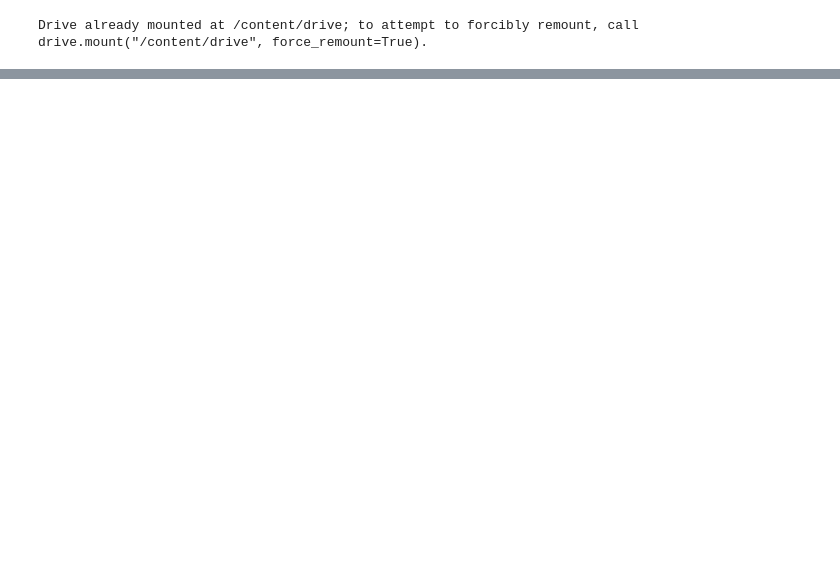
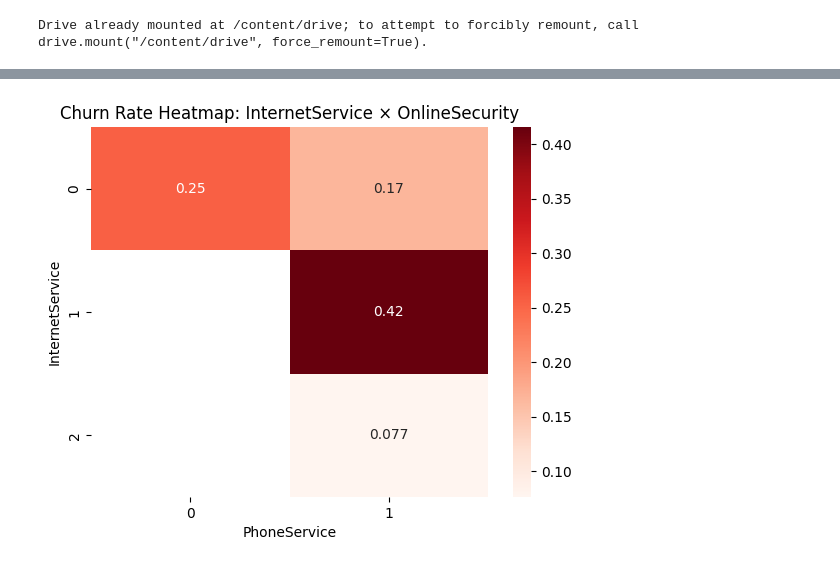
Before and after one commit to alwaysneedhelp/AI-Challenge, a Jupyter notebook: AI_Challenge_1(2).ipynb, the cells around one changed output, grey strips where cells are left out. Saved outputs shown, nothing was run; the diff lists cells and outputs as text; code cells hidden in the pictures; blank space fills up the shorter version.

```diff
--- a/AI_Challenge_1(2).ipynb
+++ b/AI_Challenge_1(2).ipynb
@@ -83,0 +124,13 @@ df = classifying(filling_missed(df))
+# %%
+import seaborn as sns
+
+pivot = df.pivot_table(values="Churn",
+                       index="InternetService",
+                       columns="PhoneService",
+                       aggfunc="mean")
+
+sns.heatmap(pivot, annot=True, cmap="Reds")
+plt.title("Churn Rate Heatmap: InternetService × OnlineSecurity")
+plt.show()
+# %% [output]
+[figure, added]
```
Also changed, not shown: parts of 22 cells of this notebook.
